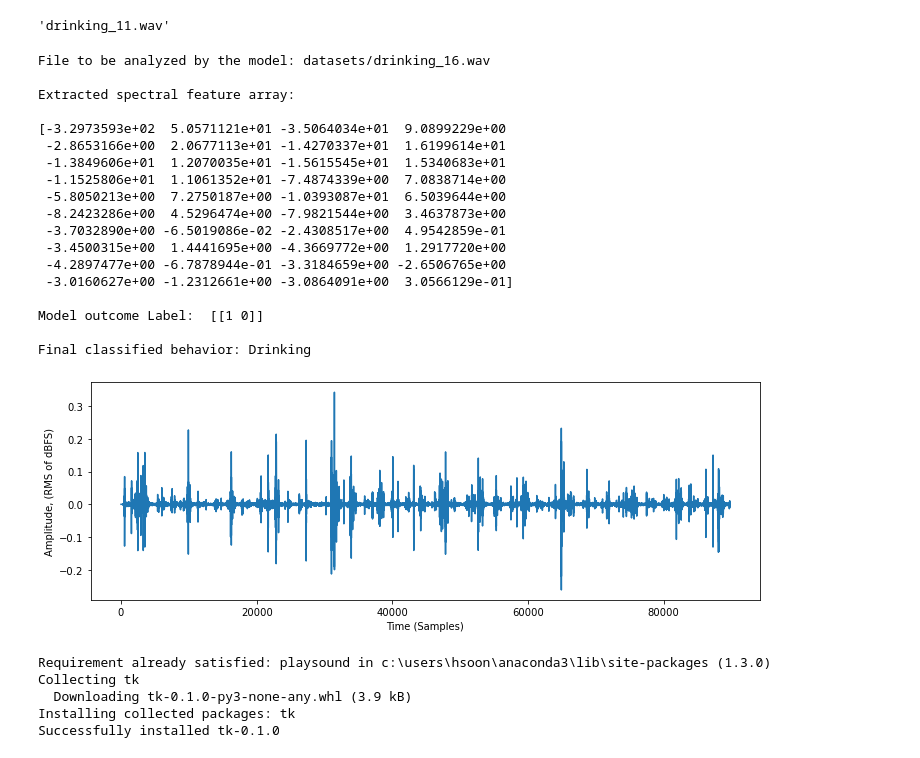
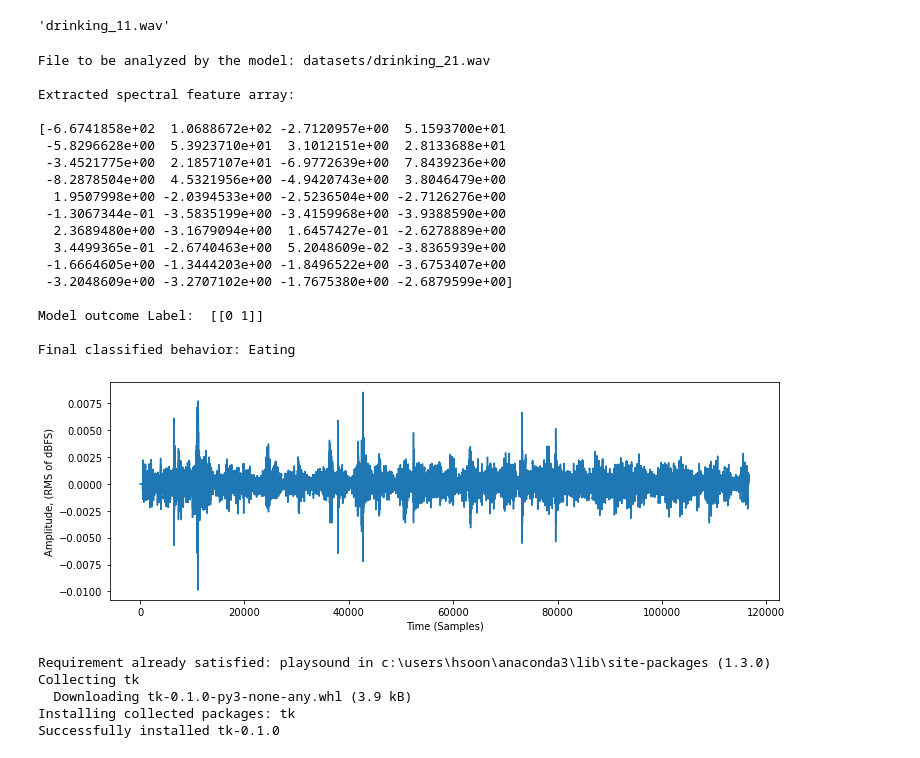
Before and after one commit to djarufes/smartPetMonitor, a Jupyter notebook: audioModel/Audio Data Pre-Processing and Model Training.ipynb, the cells around one changed output. Drawn from its saved outputs; the diff is of its cells as text; code cells hidden in the pictures.

```diff
--- a/audioModel/Audio Data Pre-Processing and Model Training.ipynb
+++ b/audioModel/Audio Data Pre-Processing and Model Training.ipynb
@@ -416,52 +416,55 @@ elif drink_or_eat == '1':
 testfile = string+"_"+file_num+".wav"
 
 #File to be analyzed
-filename='datasets/'+testfile
+# filename='datasets/'+testfile            #Random
+filename = 'datasets/drinking_21.wav'    #Manual
 print("File to be analyzed by the model: "+filename,"\n")
 
 #Feeding the audio data into the model
 audio, sample_rate = librosa.load(filename, res_type='kaiser_fast')
 mfccs_features = librosa.feature.mfcc(y=audio, sr=sample_rate, n_mfcc=40)
 mfccs_scaled_features = np.mean(mfccs_features.T,axis=0)
 librosa_audio_data,librosa_sample_rate=librosa.load(filename)
 plt.figure(figsize=(12, 4))
 plt.plot(librosa_audio_data)
 plt.xlabel("Time (Samples)")
 plt.ylabel("Amplitude, (RMS of dBFS)")
 
 print("Extracted spectral feature array: \n")
 print(mfccs_scaled_features)
+# playsound.playsound(filename)
 
 mfccs_scaled_features=mfccs_scaled_features.reshape(1,-1)
 predicted_label=(model.predict(mfccs_scaled_features) > 0.5).astype("int32")
 print("\nModel outcome Label: ", predicted_label)
 
 #Interpreting the analyzed data from model
 if predicted_label[0][0] == 1:
     final_behavior = "Drinking"
 elif predicted_label[0][0] == 0:
     final_behavior = "Eating"
+
 print("\nFinal classified behavior: "+final_behavior)
 # %% [output]
-File to be analyzed by the model: datasets/drinking_16.wav
+File to be analyzed by the model: datasets/drinking_21.wav
 
 Extracted spectral feature array:
 
-[-3.2973593e+02  5.0571121e+01 -3.5064034e+01  9.0899229e+00
- -2.8653166e+00  2.0677113e+01 -1.4270337e+01  1.6199614e+01
- -1.3849606e+01  1.2070035e+01 -1.5615545e+01  1.5340683e+01
- -1.1525806e+01  1.1061352e+01 -7.4874339e+00  7.0838714e+00
- -5.8050213e+00  7.2750187e+00 -1.0393087e+01  6.5039644e+00
- -8.2423286e+00  4.5296474e+00 -7.9821544e+00  3.4637873e+00
- -3.7032890e+00 -6.5019086e-02 -2.4308517e+00  4.9542859e-01
- -3.4500315e+00  1.4441695e+00 -4.3669772e+00  1.2917720e+00
- -4.2897477e+00 -6.7878944e-01 -3.3184659e+00 -2.6506765e+00
- -3.0160627e+00 -1.2312661e+00 -3.0864091e+00  3.0566129e-01]
+[-6.6741858e+02  1.0688672e+02 -2.7120957e+00  5.1593700e+01
+ -5.8296628e+00  5.3923710e+01  3.1012151e+00  2.8133688e+01
+ -3.4521775e+00  2.1857107e+01 -6.9772639e+00  7.8439236e+00
+ -8.2878504e+00  4.5321956e+00 -4.9420743e+00  3.8046479e+00
+  1.9507998e+00 -2.0394533e+00 -2.5236504e+00 -2.7126276e+00
+ -1.3067344e-01 -3.5835199e+00 -3.4159968e+00 -3.9388590e+00
+  2.3689480e+00 -3.1679094e+00  1.6457427e-01 -2.6278889e+00
+  3.4499365e-01 -2.6740463e+00  5.2048609e-02 -3.8365939e+00
+ -1.6664605e+00 -1.3444203e+00 -1.8496522e+00 -3.6753407e+00
+ -3.2048609e+00 -3.2707102e+00 -1.7675380e+00 -2.6879599e+00]
 
-Model outcome Label:  [[1 0]]
+Model outcome Label:  [[0 1]]
 
-Final classified behavior: Drinking
+Final classified behavior: Eating
-[figure, old version]
+[figure, new version]
 # %%
 !pip install playsound
 !pip install tk
```
Also changed, not shown: parts of 7 cells of this notebook.
